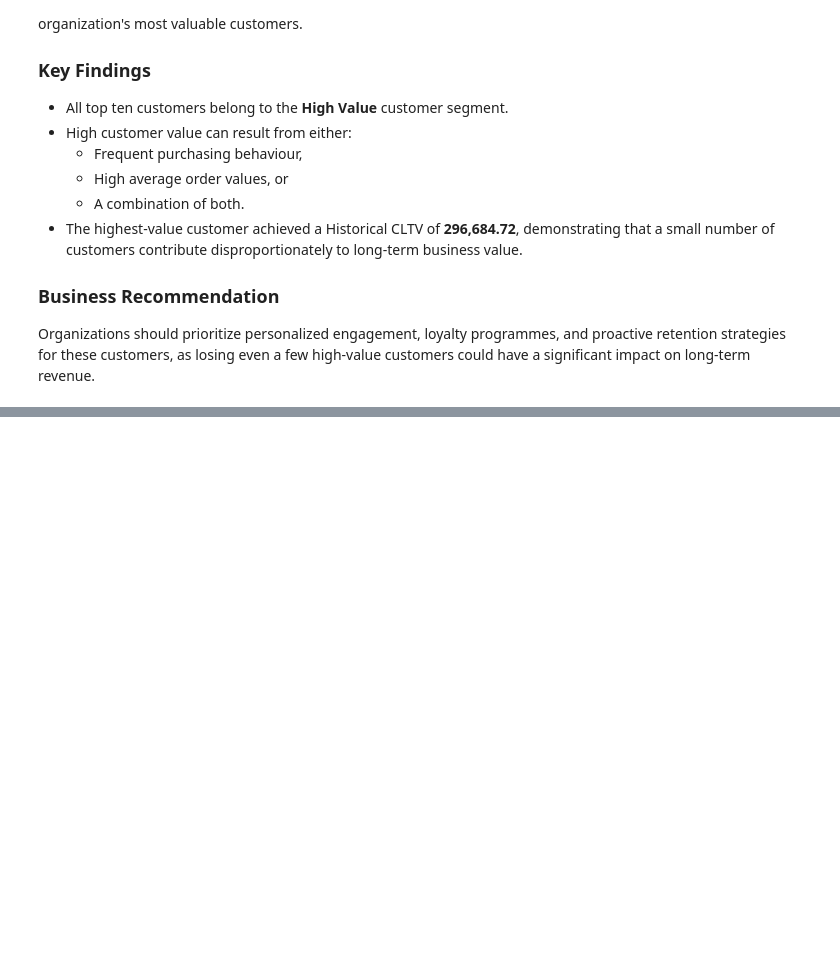
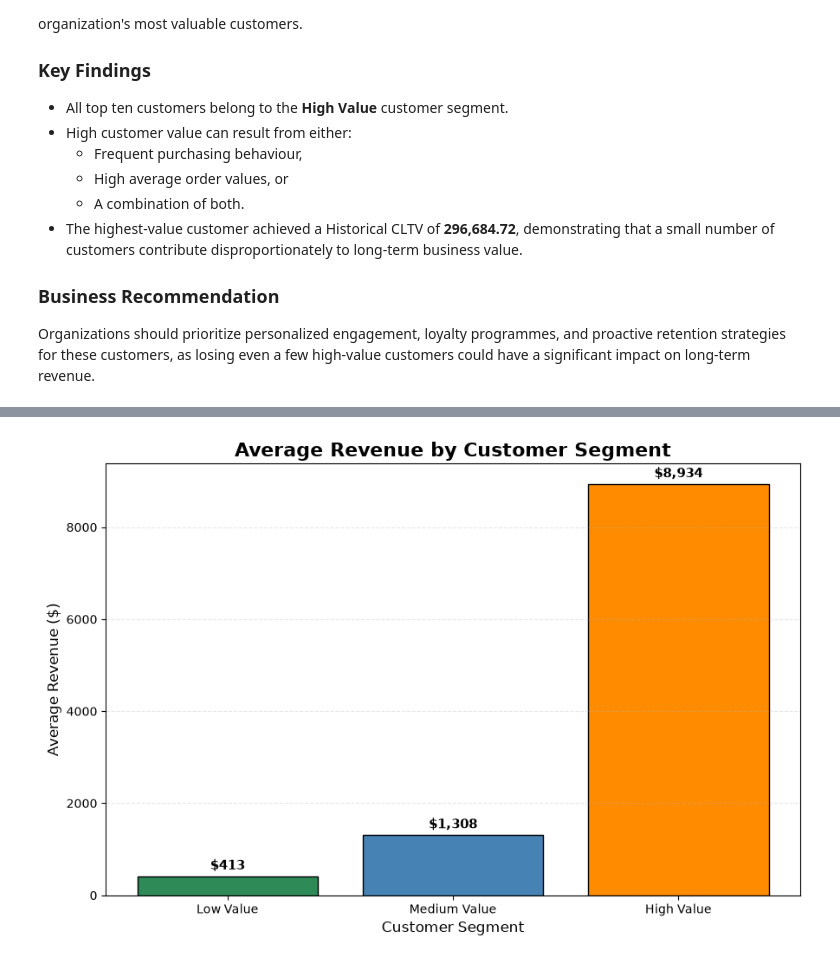
Before and after one commit to Tamoze/SaaS-ECommerce-Cohort-Retention-CLTV-Analysis, a Jupyter notebook: notebooks/03_cltv_analysis.ipynb, the cells around one changed output, grey strips where cells are left out. Drawn from its saved outputs; the diff is of its cells as text; code cells hidden in the pictures; blank space fills up the shorter version.

```diff
--- a/notebooks/03_cltv_analysis.ipynb
+++ b/notebooks/03_cltv_analysis.ipynb
@@ -841,0 +922,48 @@ Organizations should prioritize personalized engagement, loyalty programmes, and
+# %%
+# ==========================================
+# Average Revenue by Customer Segment
+# ==========================================
+
+plt.figure(figsize=(9,6))
+
+bars = plt.bar(
+    segment_metrics.index,
+    segment_metrics["AvgRevenue"],
+    color=["#2E8B57", "#4682B4", "#FF8C00"],
+    edgecolor="black",
+    linewidth=1
+)
+
+plt.title(
+    "Average Revenue by Customer Segment",
+    fontsize=16,
+    fontweight="bold"
+)
+
+plt.xlabel("Customer Segment", fontsize=12)
+plt.ylabel("Average Revenue ($)", fontsize=12)
+
+plt.grid(axis="y", linestyle="--", alpha=0.3)
+
+for bar in bars:
+    height = bar.get_height()
+    plt.text(
+        bar.get_x() + bar.get_width()/2,
+        height + 150,
+        f"${height:,.0f}",
+        ha="center",
+        fontsize=11,
+        fontweight="bold"
+    )
+
+plt.tight_layout()
+
+plt.savefig(
+    IMAGES / "average_revenue_by_segment.png",
+    dpi=300,
+    bbox_inches="tight"
+)
+
+plt.show()
+# %% [output]
+[figure, added]
```
Also changed, not shown: parts of 8 cells of this notebook, 5 other files.
